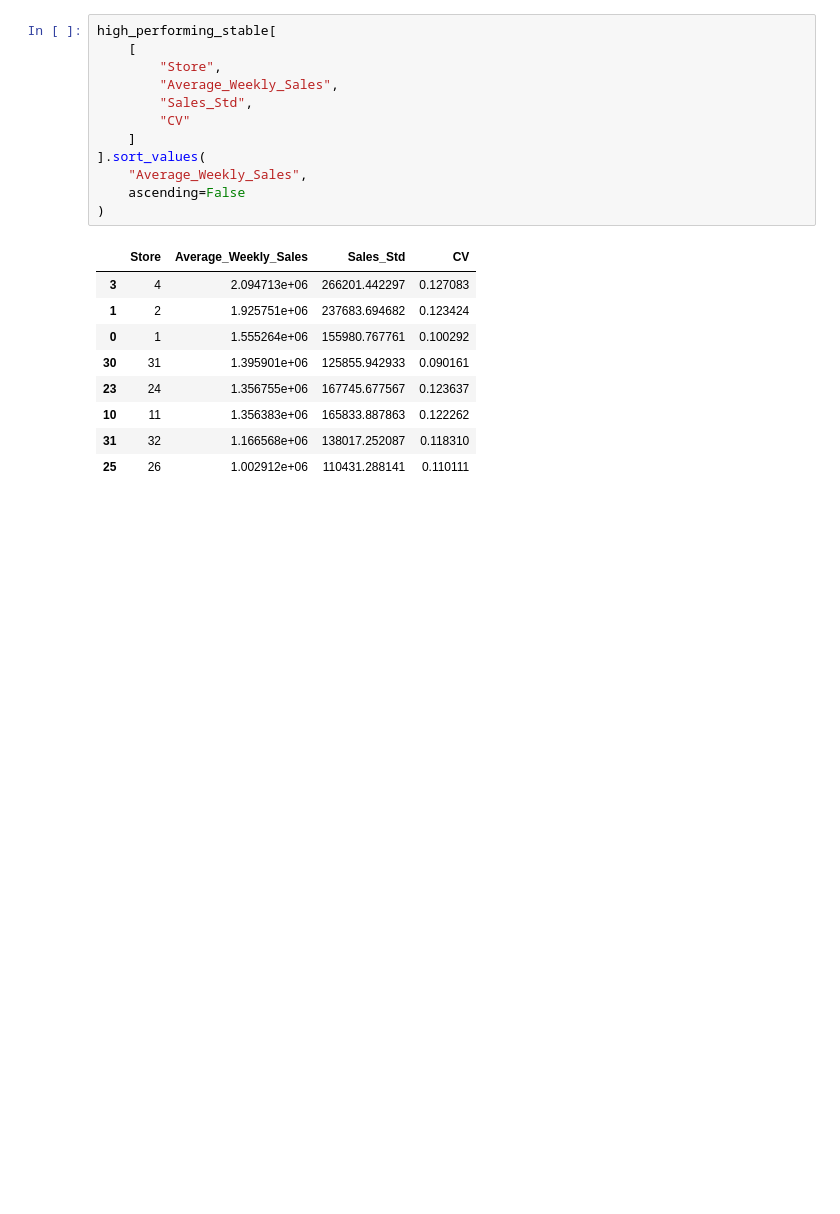
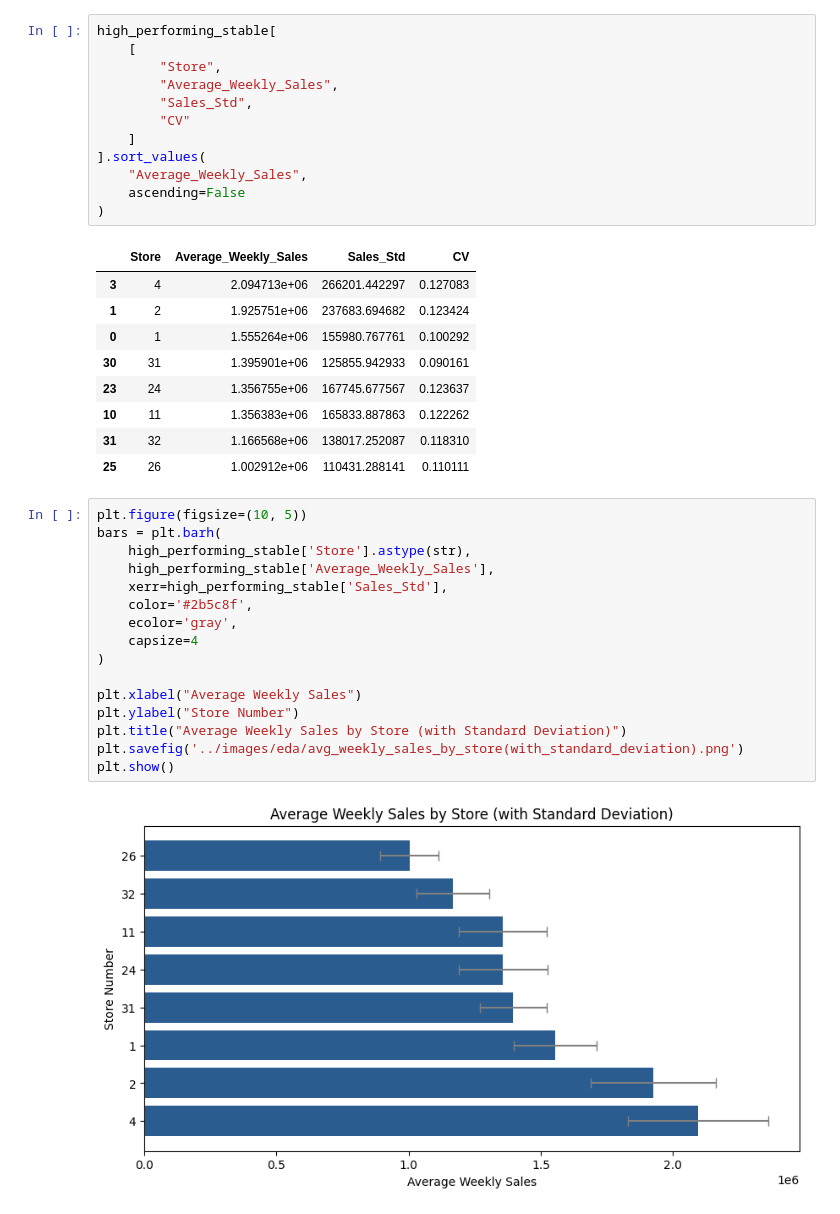
Before and after one commit to rangadaschakravarthy/Walmart-Sales-Analysis, a Jupyter notebook: notebooks/02_eda.ipynb, the cells around one changed output. Cells and saved outputs as stored; diff of their text form; blank space fills up the shorter version.

```diff
--- a/notebooks/02_eda.ipynb
+++ b/notebooks/02_eda.ipynb
@@ -1369,3 +1369,21 @@ high_performing_stable[
 | 10 | 11 | 1.356383e+06 | 165833.887863 | 0.122262 |
 | 31 | 32 | 1.166568e+06 | 138017.252087 | 0.118310 |
 | 25 | 26 | 1.002912e+06 | 110431.288141 | 0.110111 |
+# %%
+plt.figure(figsize=(10, 5))
+bars = plt.barh(
+    high_performing_stable['Store'].astype(str),
+    high_performing_stable['Average_Weekly_Sales'],
+    xerr=high_performing_stable['Sales_Std'],
+    color='#2b5c8f',
+    ecolor='gray',
+    capsize=4
+)
+
+plt.xlabel("Average Weekly Sales")
+plt.ylabel("Store Number")
+plt.title("Average Weekly Sales by Store (with Standard Deviation)")
+plt.savefig('../images/eda/avg_weekly_sales_by_store(with_standard_deviation).png')
+plt.show()
+# %% [output]
+[figure, added]
```
Also changed, not shown: 1 other file.
